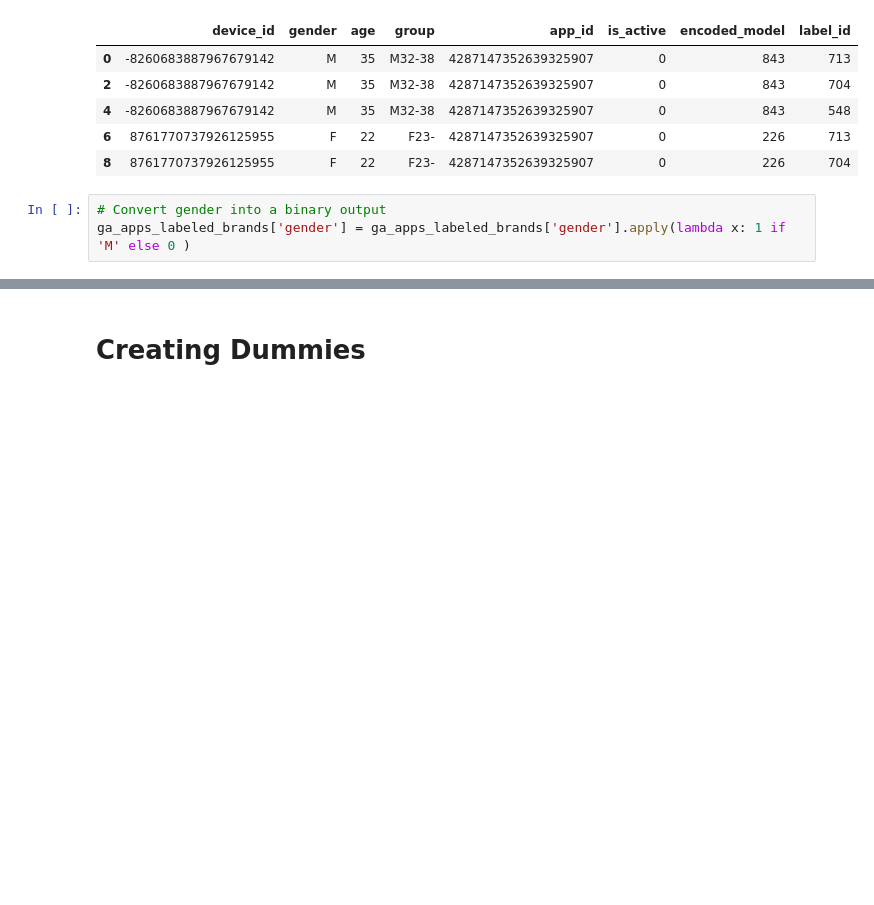
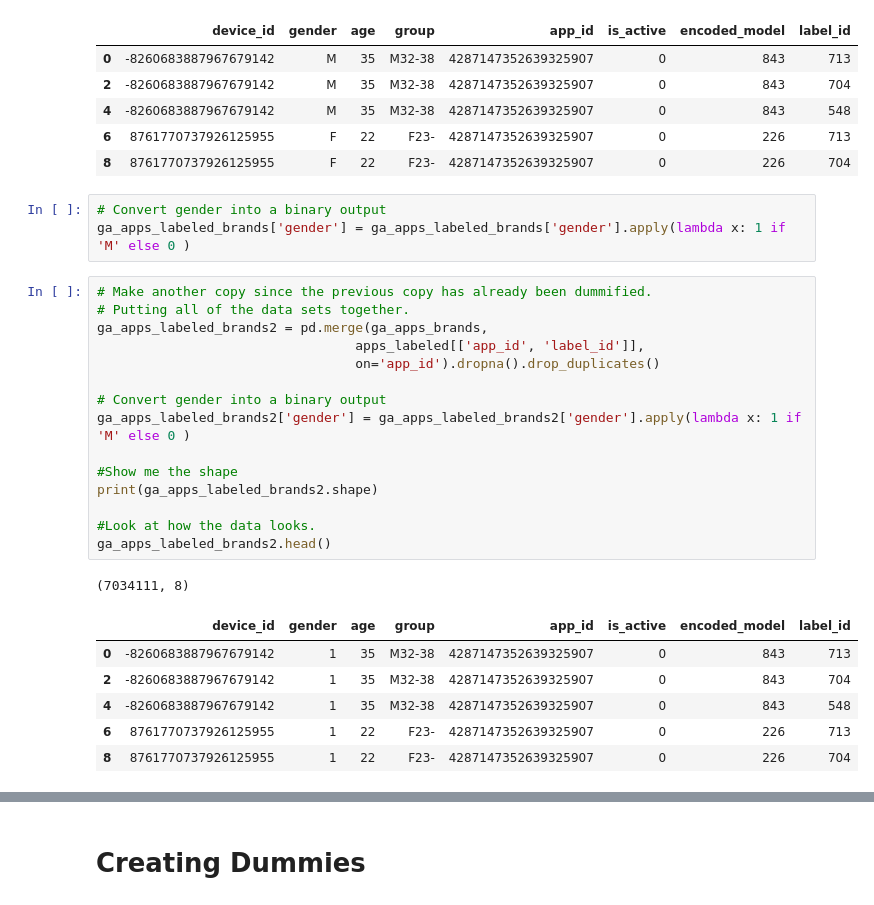
Before and after one commit to lamkg/Thinkful-Final-Capstone, a Jupyter notebook: Final Capstone.ipynb, the cells around one changed output, grey strips where cells are left out. Saved outputs shown, nothing was run; the diff lists cells and outputs as text; blank space fills up the shorter version.

```diff
--- a/Final Capstone.ipynb
+++ b/Final Capstone.ipynb
@@ -356,5 +356,28 @@ ga_apps_labeled_brands.head()
 # %%
 # Convert gender into a binary output
 ga_apps_labeled_brands['gender'] = ga_apps_labeled_brands['gender'].apply(lambda x: 1 if 'M' else 0 )
+# %%
+# Make another copy since the previous copy has already been dummified.
+# Putting all of the data sets together.
+ga_apps_labeled_brands2 = pd.merge(ga_apps_brands,
+                                 apps_labeled[['app_id', 'label_id']],
+                                 on='app_id').dropna().drop_duplicates()
+
+# Convert gender into a binary output
+ga_apps_labeled_brands2['gender'] = ga_apps_labeled_brands2['gender'].apply(lambda x: 1 if 'M' else 0 )
+
+#Show me the shape
+print(ga_apps_labeled_brands2.shape)
+
+#Look at how the data looks.
+ga_apps_labeled_brands2.head()
+# %% [output]
+(7034111, 8)
+|  | device_id | gender | age | group | app_id | is_active | encoded_model | label_id |
+| 0 | -8260683887967679142 | 1 | 35 | M32-38 | 4287147352639325907 | 0 | 843 | 713 |
+| 2 | -8260683887967679142 | 1 | 35 | M32-38 | 4287147352639325907 | 0 | 843 | 704 |
+| 4 | -8260683887967679142 | 1 | 35 | M32-38 | 4287147352639325907 | 0 | 843 | 548 |
+| 6 | 8761770737926125955 | 1 | 22 | F23- | 4287147352639325907 | 0 | 226 | 713 |
+| 8 | 8761770737926125955 | 1 | 22 | F23- | 4287147352639325907 | 0 | 226 | 704 |
 # %%
 # Create a heatmap to see if there is any multicollinearity.
```
Also changed, not shown: parts of 2 cells of this notebook.
